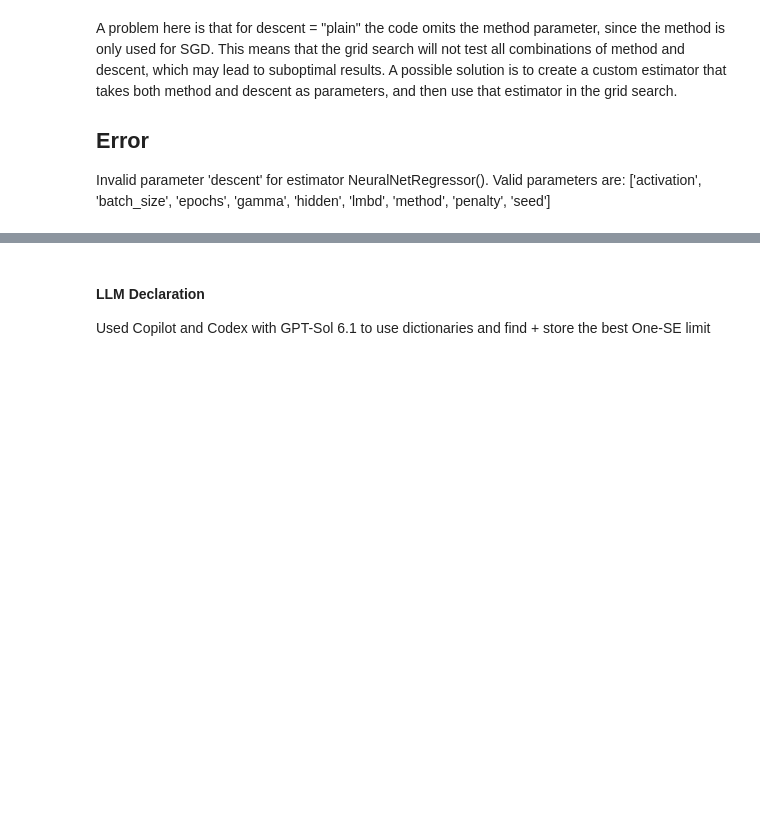
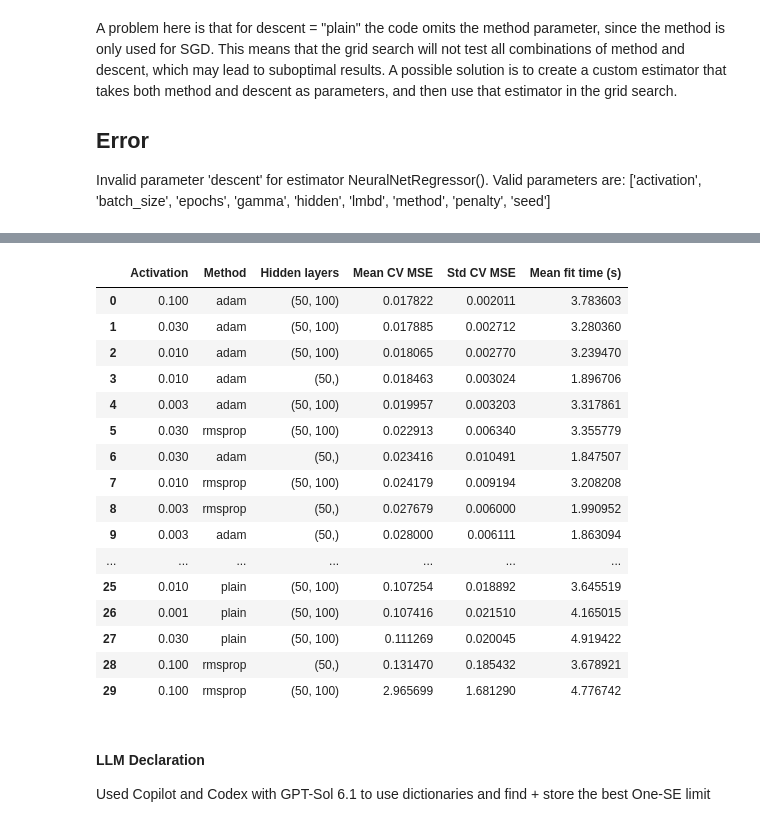
Before and after one commit to Timholmen96/FYS-STK4155, a Jupyter notebook: Prosjekt2/Prosjekt-Kode/Project2_Regressor_Init.ipynb, the cells around one changed output, grey strips where cells are left out. Saved outputs shown, nothing was run; the diff lists cells and outputs as text; code cells hidden in the pictures; blank space fills up the shorter version.

```diff
--- a/Prosjekt2/Prosjekt-Kode/Project2_Regressor_Init.ipynb
+++ b/Prosjekt2/Prosjekt-Kode/Project2_Regressor_Init.ipynb
@@ -138,3 +128,40 @@ GridSearchCV(cv=KFold(n_splits=5, random_state=2026, shuffle=True),
+# %%
+results = search1.cv_results_          # a dict of arrays, one entry per grid point
+results_df = pd.DataFrame({
+    "Activation": [
+        p["neuralnetregressor__gamma"] for p in results["params"]
+    ],
+    "Method": [
+        p["neuralnetregressor__method"] for p in results["params"]
+    ],
+    "Hidden layers": [
+        p["neuralnetregressor__hidden"] for p in results["params"]
+    ],
+    # Scoringen er negativ MSE; snu fortegnet for å få positiv MSE.
+    "Mean CV MSE": -results["mean_test_score"],
+    "Std CV MSE": results["std_test_score"],
+    "Mean fit time (s)": results["mean_fit_time"],
+})
+
+display(results_df.sort_values("Mean CV MSE").reset_index(drop=True))
+# %% [output]
+|  | Activation | Method | Hidden layers | Mean CV MSE | Std CV MSE | Mean fit time (s) |
+| 0 | 0.100 | adam | (50, 100) | 0.017822 | 0.002011 | 3.783603 |
+| 1 | 0.030 | adam | (50, 100) | 0.017885 | 0.002712 | 3.280360 |
+| 2 | 0.010 | adam | (50, 100) | 0.018065 | 0.002770 | 3.239470 |
+| 3 | 0.010 | adam | (50,) | 0.018463 | 0.003024 | 1.896706 |
+| 4 | 0.003 | adam | (50, 100) | 0.019957 | 0.003203 | 3.317861 |
+| 5 | 0.030 | rmsprop | (50, 100) | 0.022913 | 0.006340 | 3.355779 |
+| 6 | 0.030 | adam | (50,) | 0.023416 | 0.010491 | 1.847507 |
+| 7 | 0.010 | rmsprop | (50, 100) | 0.024179 | 0.009194 | 3.208208 |
+| 8 | 0.003 | rmsprop | (50,) | 0.027679 | 0.006000 | 1.990952 |
+| 9 | 0.003 | adam | (50,) | 0.028000 | 0.006111 | 1.863094 |
+| ... | ... | ... | ... | ... | ... | ... |
+| 25 | 0.010 | plain | (50, 100) | 0.107254 | 0.018892 | 3.645519 |
+| 26 | 0.001 | plain | (50, 100) | 0.107416 | 0.021510 | 4.165015 |
+| 27 | 0.030 | plain | (50, 100) | 0.111269 | 0.020045 | 4.919422 |
+| 28 | 0.100 | rmsprop | (50,) | 0.131470 | 0.185432 | 3.678921 |
+| 29 | 0.100 | rmsprop | (50, 100) | 2.965699 | 1.681290 | 4.776742 |
 # %% [markdown]
 #### LLM Declaration
 Used Copilot and Codex with GPT-Sol 6.1 to use dictionaries
```
Also changed, not shown: parts of 23 cells of this notebook, 14 other files.
